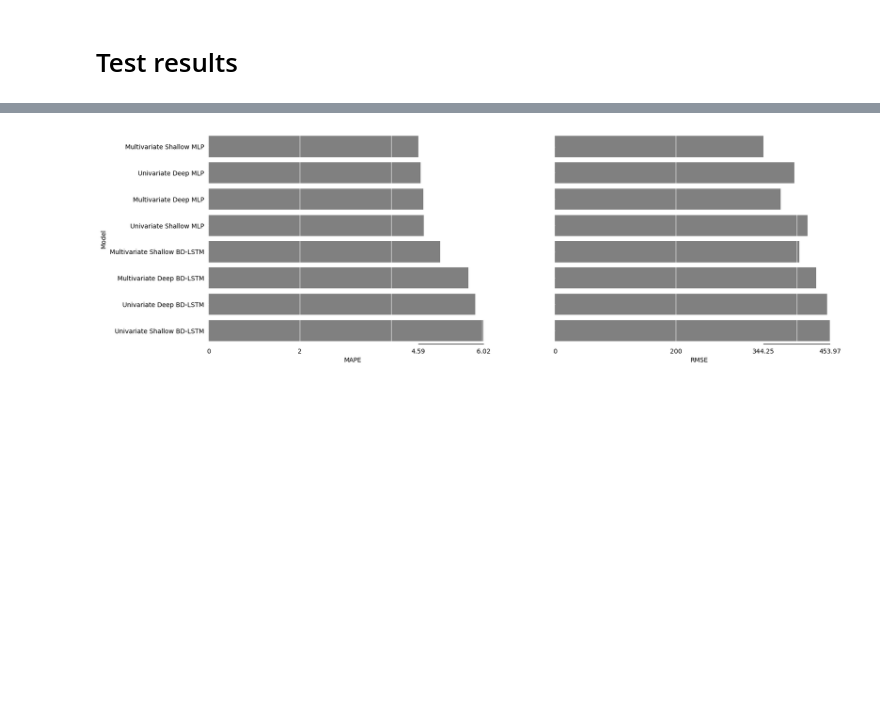
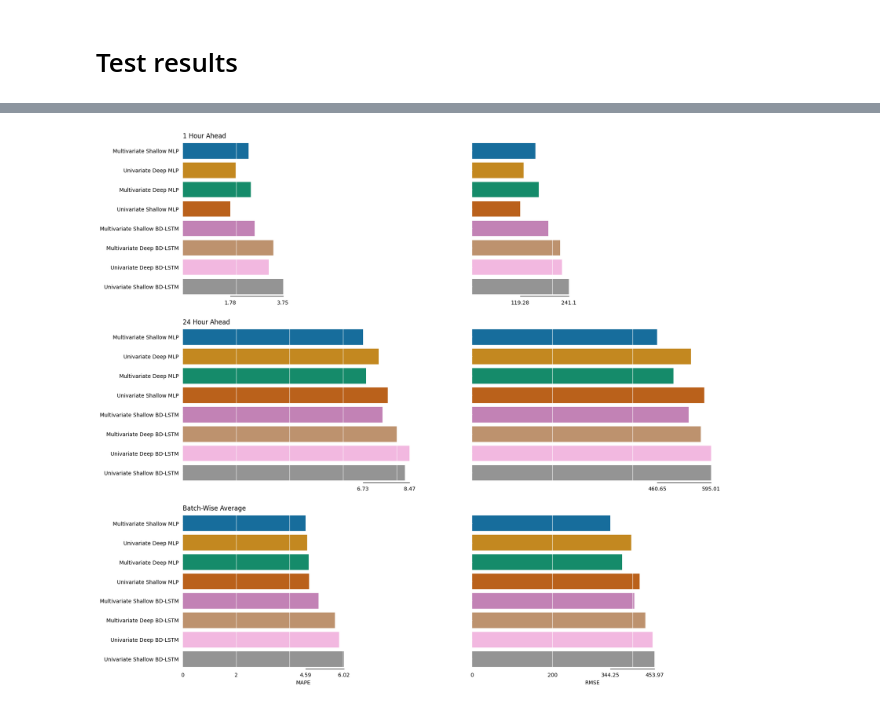
Before and after one commit to mango-unchained/Team-K---ZZSC9020-Capstone-Project, a Jupyter notebook: Results.ipynb, the cells around one changed output, grey strips where cells are left out. Cells and saved outputs as stored; diff of their text form; code cells hidden in the pictures; blank space fills up the shorter version.

Commit message:
Latest (final?) results generated and visualised

```diff
--- a/Results.ipynb
+++ b/Results.ipynb
@@ -584,2 +586,11 @@ show(fig, axes.flatten(), file='training times')
 # %% [markdown]
 # Test results
+# %%
+tests = pd.read_csv('Results/model test results.csv')\
+    .sort_values('test_MAPE').rename(columns={
+        'test_MAPE': 'MAPE_avg', 'test_RMSE': 'RMSE_avg'
+    })
+tests.columns = [e.replace('test_', '') for e in tests.columns]
+tests.model = tests.model.apply(to_model_label)
+
+tests
@@ -586,38 +607,48 @@ show(fig, axes.flatten(), file='training times')
 # %%
-tests = pd.read_csv('Results/model test results.csv').sort_values('test_MAPE')
-tests.model = tests.model.apply(to_model_label)
+horizons = sorted({e.split('_')[1] for e in tests.columns if '_' in e})
+metrics = sorted({e.split('_')[0] for e in tests.columns if '_' in e})
+n_cols, n_rows = len(metrics), len(horizons)
 
-metrics = [e for e in tests.columns if 'test' in e]
-n_cols = len(metrics)
-fig, axes = plt.subplots(1, n_cols, figsize=(9*n_cols, 6))
+fig, axes = plt.subplots(n_rows, n_cols, figsize=(9*n_cols, 6*n_rows), sharey=True)
 
-for i, metric in enumerate(metrics):
-    ax = axes[i]
-    sns.barplot(tests, x=metric, y='model', ax=ax, color='grey')
+for i, hrz in enumerate(horizons):
+    for j, metric in enumerate(metrics):
+        ax = axes[i][j]
+        metric_col = f"{metric}_{hrz}"
+        sns.barplot(
+            tests, x=metric_col, y='model', hue='model',
+            ax=ax, palette=palette(tests.model.nunique())
+        )
 
-    ax.tick_params(axis='both', color='white')
-    ax.spines['left'].set_visible(False)
+        ax.tick_params(axis='both', color='white')
+        ax.spines['left'].set_visible(False)
 
-    ax.set_xlabel(metric.split('_')[1].upper())
+        ax.set_xlabel(metric)
 
-    if i == 0:
-        ax.set_ylabel('Model')
-    else:
-        ax.set_yticklabels([])
-        ax.set_ylabel('')
+        if j == 0:
+            ax.set_ylabel('')
+            ax.set_title(hrz.replace('H' ,' hour ahead').replace('avg', 'Batch-wise average').title(), loc='left')
+        else:
+            ax.set_ylabel('')
 
-    if metric == 'test_MAPE':
-        x_ticks = [0, 2]
-        x_grid = [0, 2, 4, 6]
-    else:
-        x_ticks = [0, 200]
-        x_grid = [200, 400]
+        if metric == 'MAPE':
+            x_ticks = [0, 2]
+            x_grid = [0, 2, 4, 6, 8]
+            ax.set_xlim(0, 9)
+        else:
+            x_ticks = [0, 200]
+            x_grid = [200, 400]
+            ax.set_xlim(0, 600)
 
-    neaten_ticks(ax, 'x', [tests[metric].min(), tests[metric].max()], x_ticks, dp=2)
+        if i < n_cols:
+            ax.set_xlabel('')
+            x_ticks = []
 
-    for line in x_grid:
-        ax.axvline(line, 0, max(ax.get_xticks()), color='white', alpha=0.5)
+        neaten_ticks(ax, 'x', [tests[metric_col].min(), tests[metric_col].max()], x_ticks, dp=2)
 
-show(fig, axes, file='Model test results.png')
+        for line in x_grid:
+            ax.axvline(line, 0, max(ax.get_xticks()), color='white', alpha=0.5)
+
+show(fig, axes.flatten(), file='Model test results')
 # %% [output]
-[figure, old version]
+[figure, new version]
```
Also changed, not shown: parts of 6 cells of this notebook, 2 other files.
